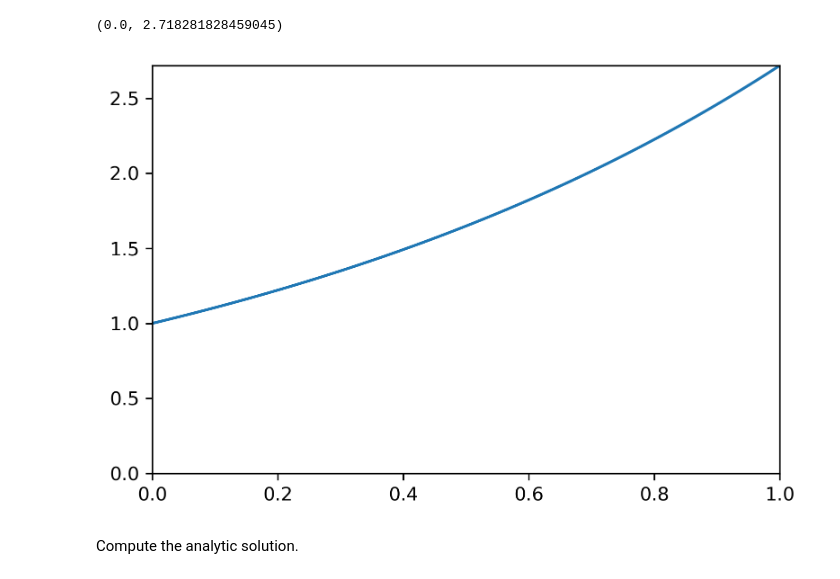
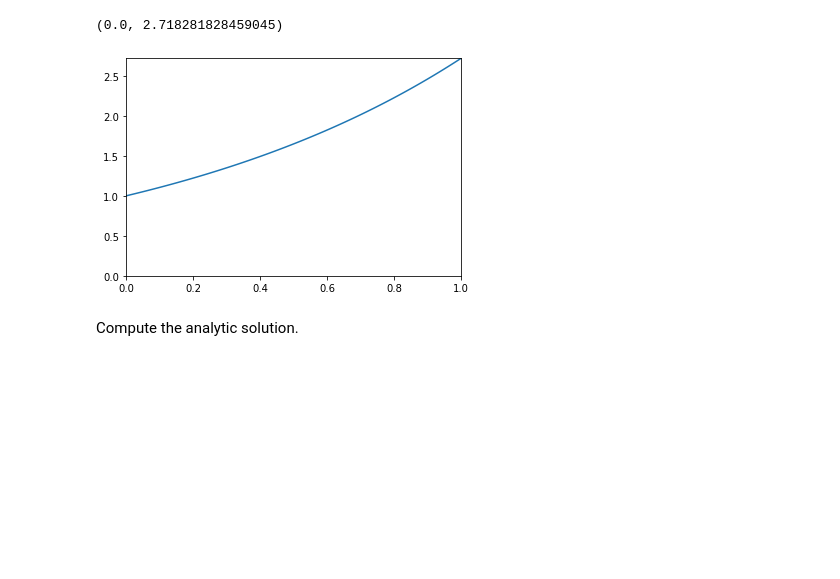
Before and after one commit to markasch/DT-tbx-examples, a Jupyter notebook: 03sim/x3p47_MC_convg.ipynb, the cells around one changed output. Cells and saved outputs as stored; diff of their text form; code cells hidden in the pictures; blank space fills up the shorter version.

```diff
--- a/03sim/x3p47_MC_convg.ipynb
+++ b/03sim/x3p47_MC_convg.ipynb
@@ -1,20 +1,16 @@
 # %%
-%matplotlib inline
-import matplotlib as mpl
-mpl.rcParams['figure.dpi']= 300
-
 # load...
 import matplotlib.pyplot as plt
 import numpy as np
 from scipy import stats
 # prepare
 x = np.linspace(0, 1, 100)
 plt.plot(x, np.exp(x))
 plt.xlim([0,1])
 plt.ylim([0, np.exp(1)])
 # %% [output]
 (0.0, 2.718281828459045)
-[figure, old version]
+[figure, new version]
 # %% [markdown]
 Compute the analytic solution.
 # %%
```
Also changed, not shown: parts of 5 cells of this notebook, 10 other files.
